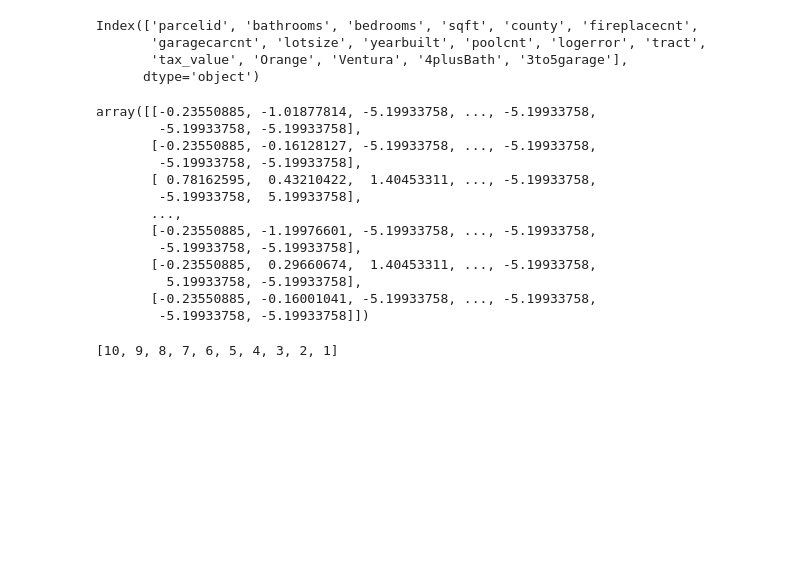
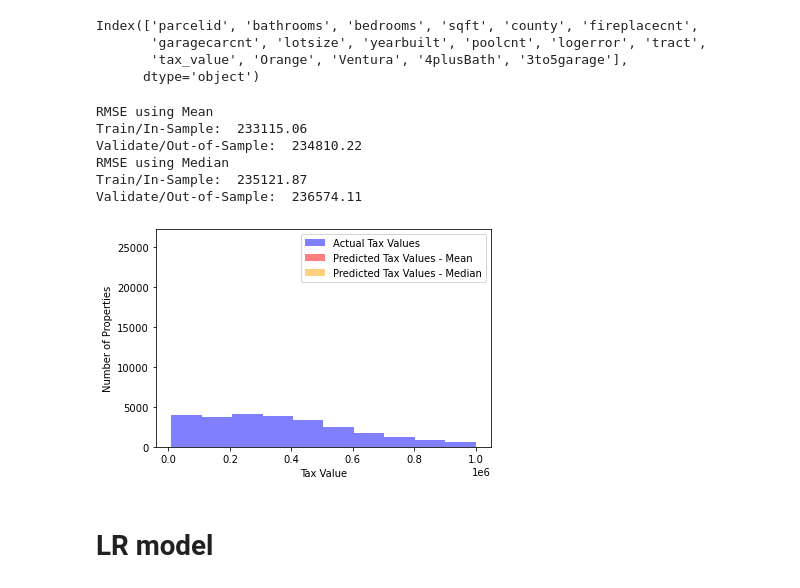
Before and after one commit to DanChurchill/regression_project_zillow, a Jupyter notebook: scale_and_test.ipynb, the cells around one changed output. Saved outputs shown, nothing was run; the diff lists cells and outputs as text; code cells hidden in the pictures; blank space fills up the shorter version.

Commit message:
draft modeling and minor changes to wrangle and explore

```diff
--- a/scale_and_test.ipynb
+++ b/scale_and_test.ipynb
@@ -61,20 +58,56 @@ s_train = modeling.scaler(scaler, X_train, y_train)
 # %%
-s_train
+# create MinMaxScaler and fit to train
+scaler = MinMaxScaler()
+X_train[features] = scaler.fit_transform(X_train[features])
-# %% [output]
-array([[-0.23550885, -1.01877814, -5.19933758, ..., -5.19933758,
-        -5.19933758, -5.19933758],
-       [-0.23550885, -0.16128127, -5.19933758, ..., -5.19933758,
-        -5.19933758, -5.19933758],
-       [ 0.78162595,  0.43210422,  1.40453311, ..., -5.19933758,
-        -5.19933758,  5.19933758],
-       ...,
-       [-0.23550885, -1.19976601, -5.19933758, ..., -5.19933758,
-        -5.19933758, -5.19933758],
-       [-0.23550885,  0.29660674,  1.40453311, ..., -5.19933758,
-         5.19933758, -5.19933758],
-       [-0.23550885, -0.16001041, -5.19933758, ..., -5.19933758,
-        -5.19933758, -5.19933758]])
 # %%
-list(reversed(range(1,11)))
+# fit validation to scaler fit on train data
+X_validate[features] = scaler.transform(X_validate[features])
-# %% [output]
-[10, 9, 8, 7, 6, 5, 4, 3, 2, 1]
+# %%
+# create y files as dataframe to append results
+y_train = train.tax_value
+y_validate = validate.tax_value
+
+y_train = pd.DataFrame(y_train)
+y_validate = pd.DataFrame(y_validate)
+# %%
+# 1. Predict value_pred_mean
+value_pred_mean = y_train['tax_value'].mean()
+y_train['value_pred_mean'] = value_pred_mean
+y_validate['value_pred_mean'] = value_pred_mean
+
+# 2. compute value_pred_median
+value_pred_median = y_train['tax_value'].median()
+y_train['value_pred_median'] = value_pred_median
+y_validate['value_pred_median'] = value_pred_median
+
+# 3. RMSE of value_pred_mean
+rmse_train = mean_squared_error(y_train.tax_value, y_train.value_pred_mean)**(1/2)
+rmse_validate = mean_squared_error(y_validate.tax_value, y_validate.value_pred_mean)**(1/2)
+
+print("RMSE using Mean\nTrain/In-Sample: ", round(rmse_train, 2),
+      "\nValidate/Out-of-Sample: ", round(rmse_validate, 2))
+
+# 4. RMSE of value_pred_median
+rmse_train = mean_squared_error(y_train.tax_value, y_train.value_pred_median)**(1/2)
+rmse_validate = mean_squared_error(y_validate.tax_value, y_validate.value_pred_median)**(1/2)
+
+print("RMSE using Median\nTrain/In-Sample: ", round(rmse_train, 2),
+      "\nValidate/Out-of-Sample: ", round(rmse_validate, 2))
+# %% [output]
+RMSE using Mean
+Train/In-Sample:  233115.06
+Validate/Out-of-Sample:  234810.22
+RMSE using Median
+Train/In-Sample:  235121.87
+Validate/Out-of-Sample:  236574.11
+# %%
+# plot to visualize actual vs predicted.
+plt.hist(y_train.tax_value, color='blue', alpha=.5, label="Actual Tax Values")
+plt.hist(y_train.value_pred_mean, bins=1, color='red', alpha=.5, rwidth=100, label="Predicted Tax Values - Mean")
+plt.hist(y_train.value_pred_median, bins=1, color='orange', alpha=.5, rwidth=100, label="Predicted Tax Values - Median")
+plt.xlabel("Tax Value")
+plt.ylabel("Number of Properties")
+plt.legend()
+plt.show()
+# %% [output]
+[figure, added]
@@ -80,0 +121,2 @@ list(reversed(range(1,11)))
+# %% [markdown]
+# LR model
```
Also changed, not shown: parts of 18 cells of this notebook, 3 other files.
